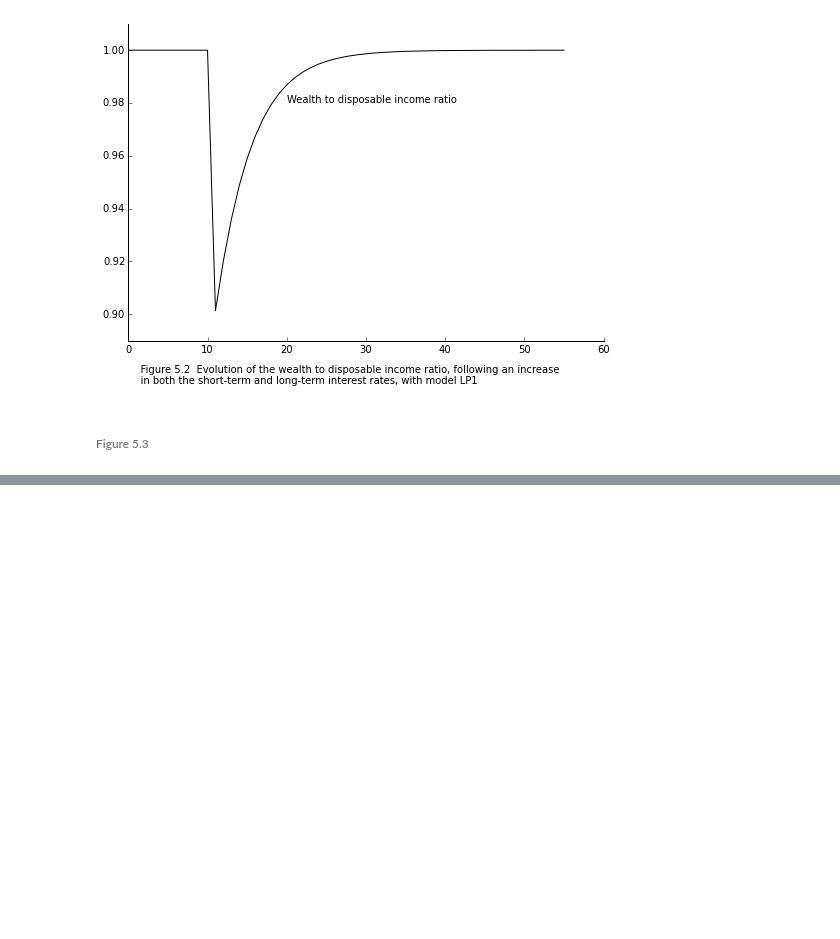
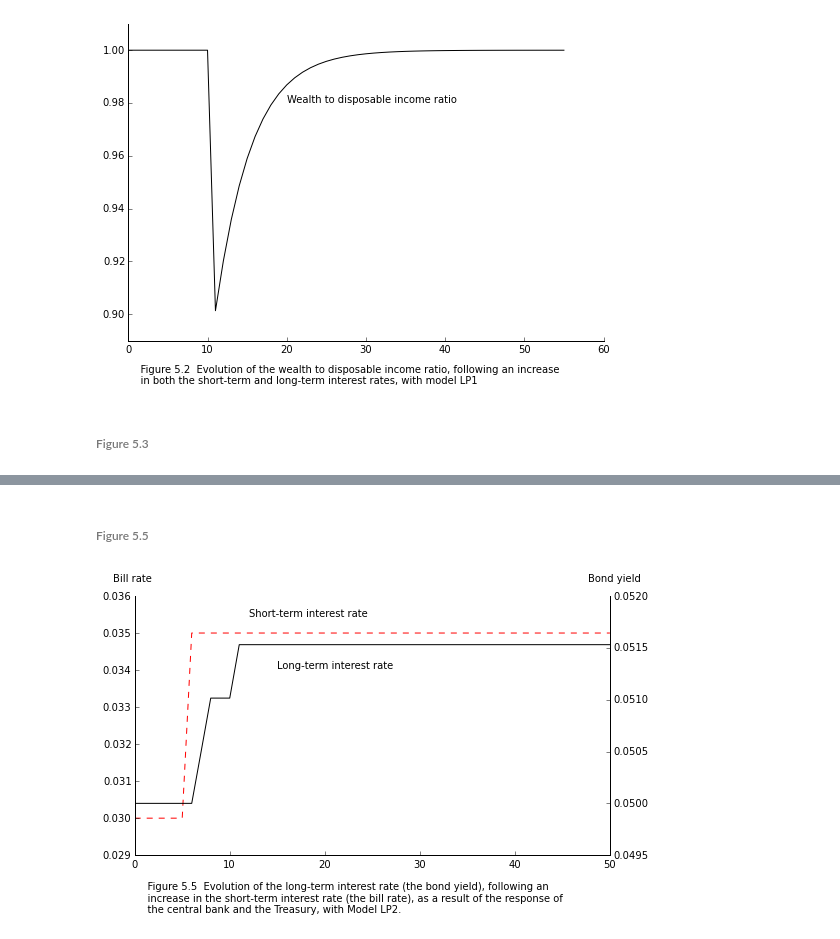
Before and after one commit to kennt/monetary-economics, a Jupyter notebook: Chapter 5 Model LP.ipynb, the cells around one changed output, grey strips where cells are left out. Saved outputs shown, nothing was run; the diff lists cells and outputs as text; code cells hidden in the pictures; blank space fills up the shorter version.

```diff
--- a/Chapter 5 Model LP.ipynb
+++ b/Chapter 5 Model LP.ipynb
@@ -182,0 +345,50 @@ fig.text(0.1, -.05, caption);
+# %%
+lp2_bill = create_lp2_model()
+
+lp2_bill.set_parameters(lp2_parameters)
+lp2_bill.set_parameters(lp2_exogenous)
+lp2_bill.set_variables(lp2_variables)
+
+lp2_bill.set_variables({'z1': lp2_bill.evaluate('if_true(TP > top)')})
+lp2_bill.set_variables({'z2': lp2_bill.evaluate('if_true(TP < bot)')})
+
+for _ in xrange(10):
+    lp2_bill.solve(iterations=100, threshold=1e-4)
+
+# shock the system
+lp2_bill.set_parameters({'Rbar': 0.035})
+
+for _ in xrange(45):
+    lp2_bill.solve(iterations=100, threshold=1e-4)
+# %% [markdown]
+###### Figure 5.5
+# %%
+caption = '''
+    Figure 5.5  Evolution of the long-term interest rate (the bond yield), following an
+    increase in the short-term interest rate (the bill rate), as a result of the response of
+    the central bank and the Treasury, with Model LP2.'''
+rbdata = [s['Rb'] for s in lp2_bill.solutions[5:]]
+pbldata = [1./s['Pbl'] for s in lp2_bill.solutions[5:]]
+
+fig = plt.figure()
+axes = fig.add_axes([0.1, 0.1, 1.1, 0.9])
+axes.tick_params(top='off', right='off')
+axes.spines['top'].set_visible(False)
+axes.set_ylim(0.029, 0.036)
+axes.plot(rbdata, linestyle='--', color='r')
+
+
+axes2 = axes.twinx()
+axes2.spines['top'].set_visible(False)
+axes2.set_ylim(0.0495, 0.052)
+
+axes2.plot(pbldata, 'k')
+
+# add labels
+plt.text(12, 0.0518, 'Short-term interest rate')
+plt.text(15, 0.0513, 'Long-term interest rate')
+fig.text(0.05, 1.05, 'Bill rate')
+fig.text(1.15, 1.05, 'Bond yield')
+fig.text(0.1, -.1, caption);
+# %% [output]
+[figure, added]
```
Also changed, not shown: parts of 33 cells of this notebook, 3 other files.
